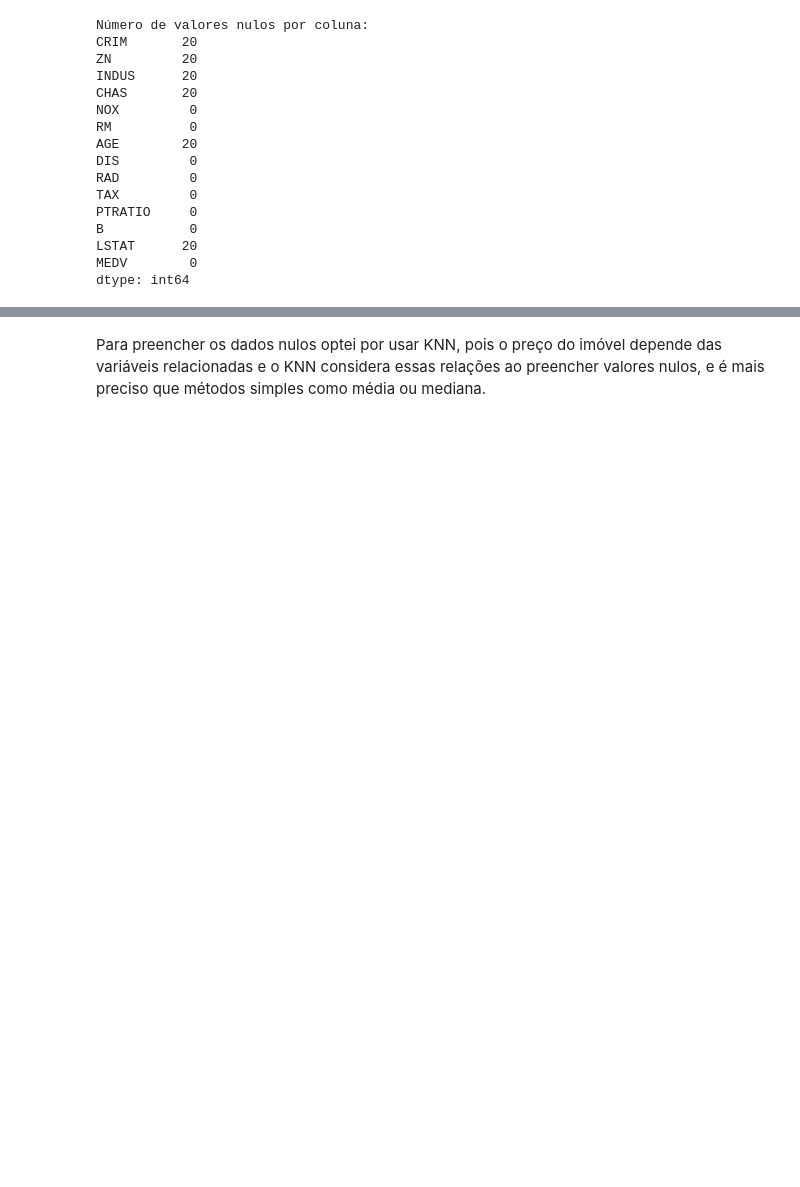
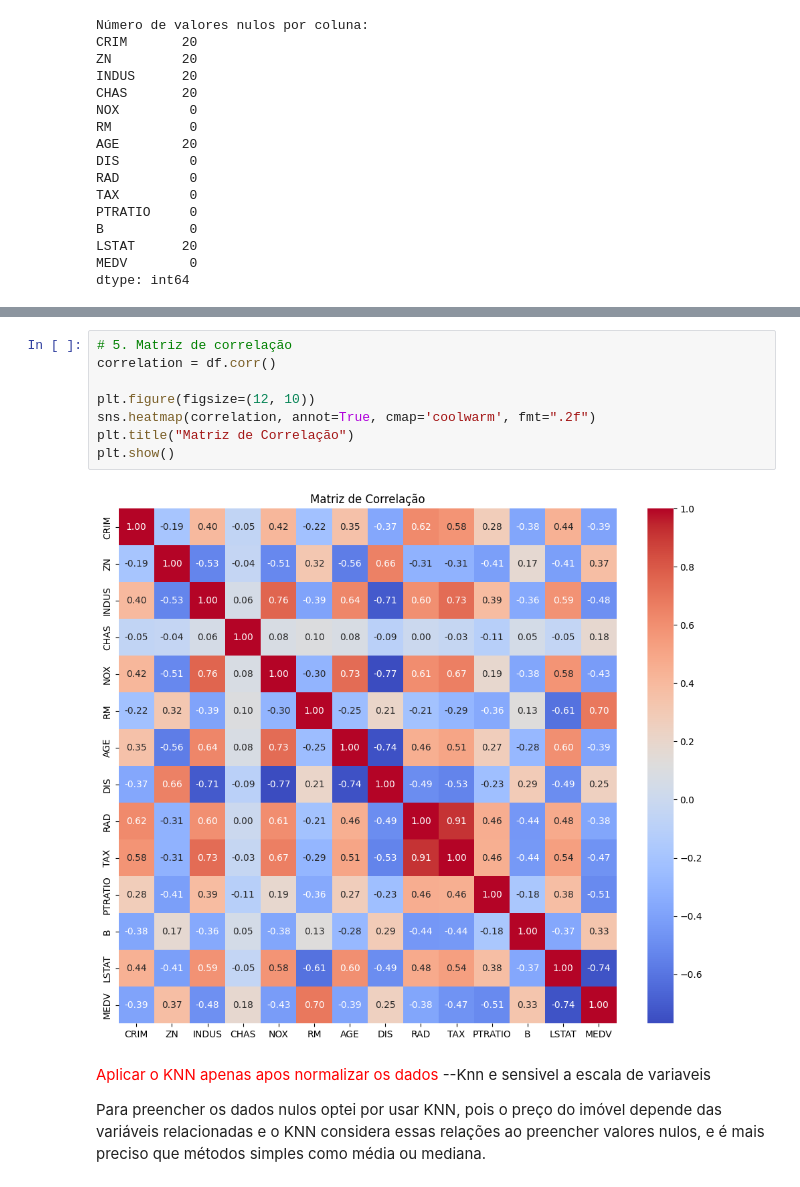
Before and after one commit to LucasPicancoo/Atividade-de-aprendizado-supervisionado, a Jupyter notebook: Preço_de_casas.ipynb, the cells around one changed output, grey strips where cells are left out. Drawn from its saved outputs; the diff is of its cells as text; blank space fills up the shorter version.

```diff
--- a/Preço_de_casas.ipynb
+++ b/Preço_de_casas.ipynb
@@ -78,4 +172,20 @@ dtype: int64
+# %%
+# 5. Matriz de correlação
+correlation = df.corr()
+
+plt.figure(figsize=(12, 10))
+sns.heatmap(correlation, annot=True, cmap='coolwarm', fmt=".2f")
+plt.title("Matriz de Correlação")
+plt.show()
+# %% [output]
+[figure, added]
 # %% [markdown]
+<font color="red">Aplicar o KNN apenas apos normalizar os dados</font>
+--Knn e sensivel a escala de variaveis
+
+
+
+
 Para preencher os dados nulos optei por usar KNN, pois o preço do imóvel depende das variáveis relacionadas e o KNN considera essas relações ao preencher valores nulos, e é mais preciso que métodos simples como média ou mediana.
 # %%
 from sklearn.impute import KNNImputer
```
Also changed, not shown: parts of 6 cells of this notebook.
